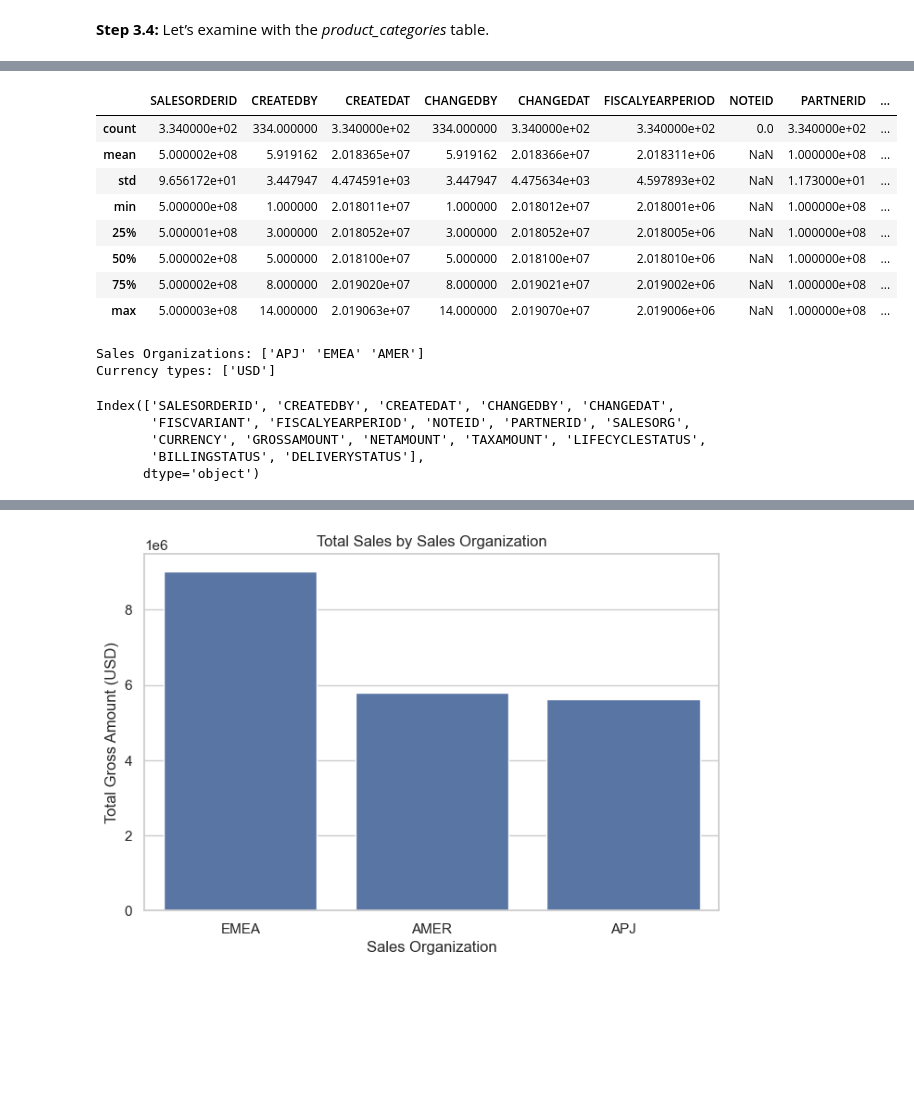
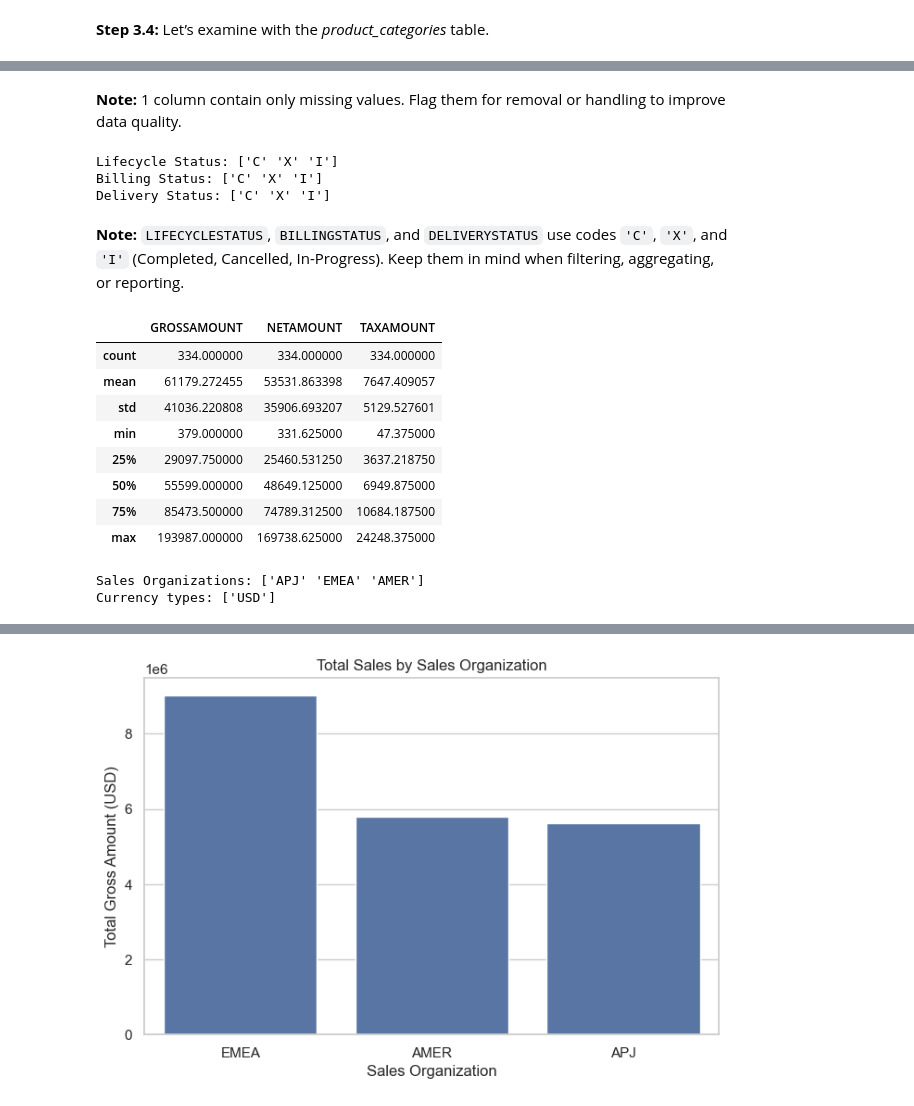
Before and after one commit to sinemarslan0/bike-sales-data-engineering, a Jupyter notebook: 01_eda_bike_sales.ipynb, the cells around one changed output, grey strips where cells are left out. Drawn from its saved outputs; the diff is of its cells as text; code cells hidden in the pictures; blank space fills up the shorter version.

Commit message:
EDA finished for all tables

```diff
--- a/01_eda_bike_sales.ipynb
+++ b/01_eda_bike_sales.ipynb
@@ -245,16 +556,33 @@ dtype: int64
+# %% [markdown]
+**Note:** 1 column contain only missing values. Flag them for removal or handling to improve data quality.
+# %%
+# Check unique values in each status column
+print("Lifecycle Status:", sales_orders["LIFECYCLESTATUS"].unique())
+print("Billing Status:", sales_orders["BILLINGSTATUS"].unique())
+print("Delivery Status:", sales_orders["DELIVERYSTATUS"].unique())
+# %% [output]
+Lifecycle Status: ['C' 'X' 'I']
+Billing Status: ['C' 'X' 'I']
+Delivery Status: ['C' 'X' 'I']
+# %% [markdown]
+**Note:** `LIFECYCLESTATUS`, `BILLINGSTATUS`, and `DELIVERYSTATUS` use codes `'C'`, `'X'`, and `'I'` (Completed, Cancelled, In-Progress). Keep them in mind when filtering, aggregating, or reporting.
 # %%
-# Summary statistics for numeric columns
-sales_orders.describe()
+# Summary statistics for meaningful numeric columns
+# Select for the meaningful numeric columns
+columns_to_describe = ["GROSSAMOUNT", "NETAMOUNT", "TAXAMOUNT"]
+
+# Apply describe only to selected columns
+sales_orders[columns_to_describe].describe()
 # %% [output]
-|  | SALESORDERID | CREATEDBY | CREATEDAT | CHANGEDBY | CHANGEDAT | FISCALYEARPERIOD | NOTEID | PARTNERID | ... |
-| count | 3.340000e+02 | 334.000000 | 3.340000e+02 | 334.000000 | 3.340000e+02 | 3.340000e+02 | 0.0 | 3.340000e+02 | ... |
-| mean | 5.000002e+08 | 5.919162 | 2.018365e+07 | 5.919162 | 2.018366e+07 | 2.018311e+06 | NaN | 1.000000e+08 | ... |
-| std | 9.656172e+01 | 3.447947 | 4.474591e+03 | 3.447947 | 4.475634e+03 | 4.597893e+02 | NaN | 1.173000e+01 | ... |
-| min | 5.000000e+08 | 1.000000 | 2.018011e+07 | 1.000000 | 2.018012e+07 | 2.018001e+06 | NaN | 1.000000e+08 | ... |
-| 25% | 5.000001e+08 | 3.000000 | 2.018052e+07 | 3.000000 | 2.018052e+07 | 2.018005e+06 | NaN | 1.000000e+08 | ... |
-| 50% | 5.000002e+08 | 5.000000 | 2.018100e+07 | 5.000000 | 2.018100e+07 | 2.018010e+06 | NaN | 1.000000e+08 | ... |
-| 75% | 5.000002e+08 | 8.000000 | 2.019020e+07 | 8.000000 | 2.019021e+07 | 2.019002e+06 | NaN | 1.000000e+08 | ... |
-| max | 5.000003e+08 | 14.000000 | 2.019063e+07 | 14.000000 | 2.019070e+07 | 2.019006e+06 | NaN | 1.000000e+08 | ... |
+|  | GROSSAMOUNT | NETAMOUNT | TAXAMOUNT |
+| count | 334.000000 | 334.000000 | 334.000000 |
+| mean | 61179.272455 | 53531.863398 | 7647.409057 |
+| std | 41036.220808 | 35906.693207 | 5129.527601 |
+| min | 379.000000 | 331.625000 | 47.375000 |
+| 25% | 29097.750000 | 25460.531250 | 3637.218750 |
+| 50% | 55599.000000 | 48649.125000 | 6949.875000 |
+| 75% | 85473.500000 | 74789.312500 | 10684.187500 |
+| max | 193987.000000 | 169738.625000 | 24248.375000 |
 # %%
 # Unique values in categorical columns
 print("Sales Organizations:", sales_orders["SALESORG"].unique())
@@ -262,11 +590,3 @@ print("Currency types:", sales_orders["CURRENCY"].unique())
 # %% [output]
 Sales Organizations: ['APJ' 'EMEA' 'AMER']
 Currency types: ['USD']
-# %%
-print(sales_orders.columns)
-# %% [output]
-Index(['SALESORDERID', 'CREATEDBY', 'CREATEDAT', 'CHANGEDBY', 'CHANGEDAT',
-       'FISCVARIANT', 'FISCALYEARPERIOD', 'NOTEID', 'PARTNERID', 'SALESORG',
-       'CURRENCY', 'GROSSAMOUNT', 'NETAMOUNT', 'TAXAMOUNT', 'LIFECYCLESTATUS',
-       'BILLINGSTATUS', 'DELIVERYSTATUS'],
-      dtype='object')
```
Also changed, not shown: parts of 47 cells of this notebook.
